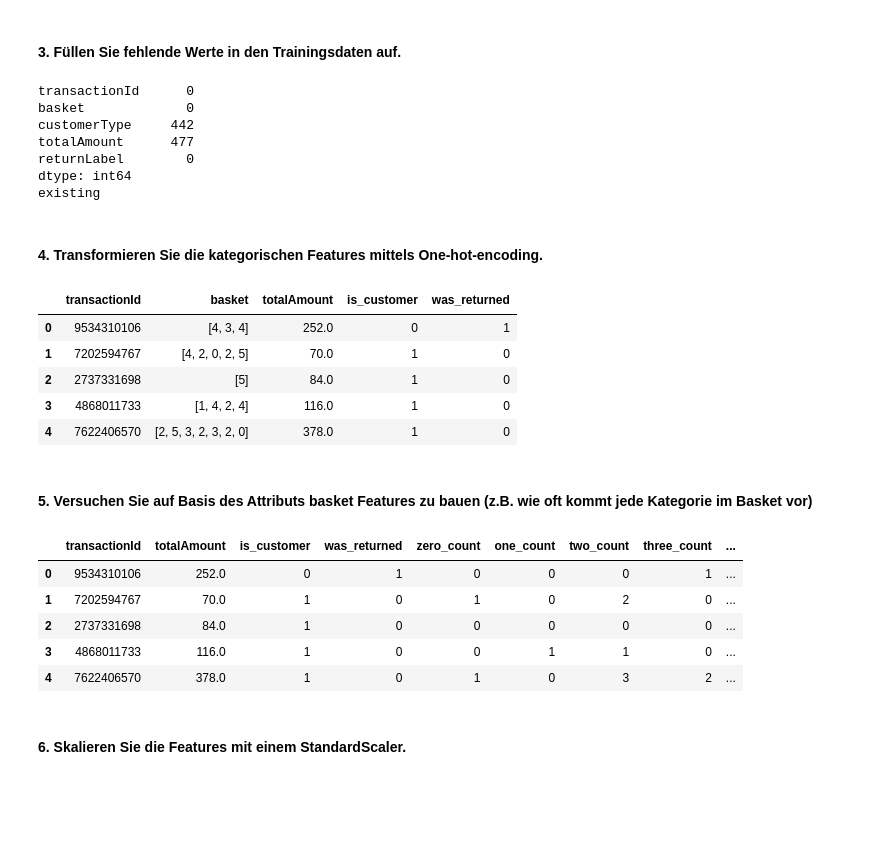
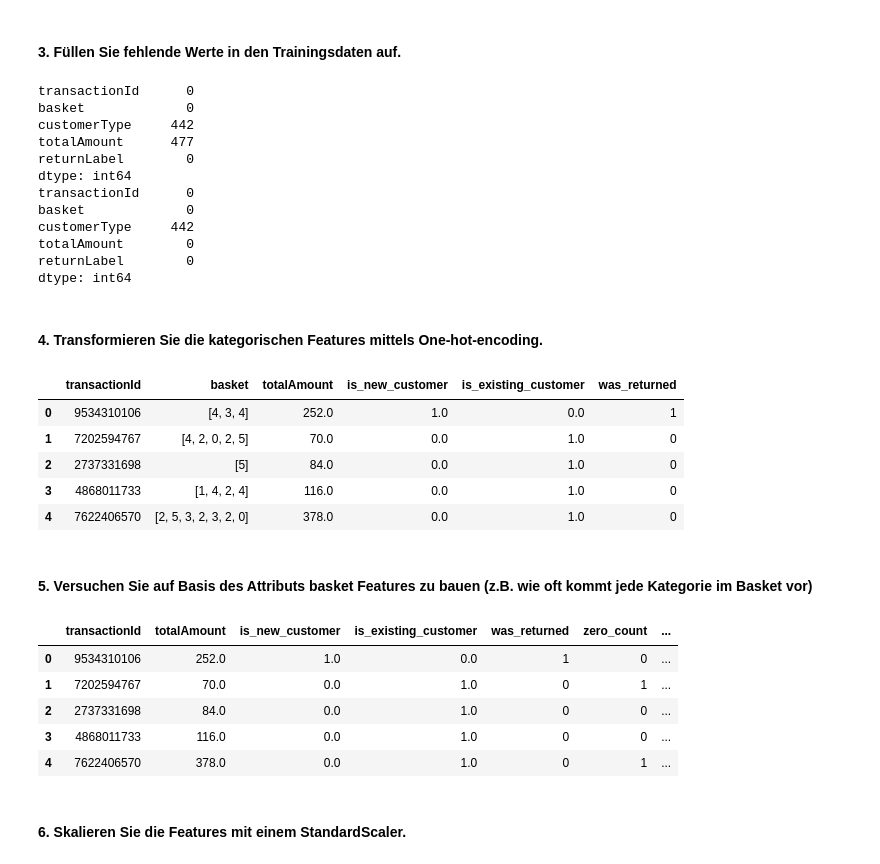
Before and after one commit to pabair/ml-kurs-ss22, a Jupyter notebook: ML_Projekt_Abgabe.ipynb, the cells around one changed output. Cells and saved outputs as stored; diff of their text form; code cells hidden in the pictures; blank space fills up the shorter version.

```diff
--- a/ML_Projekt_Abgabe.ipynb
+++ b/ML_Projekt_Abgabe.ipynb
@@ -57,9 +55,12 @@ sns.displot(plotable_date['totalAmount'])
 #### 3. Füllen Sie fehlende Werte in den Trainingsdaten auf.
 # %%
 # warum füllen wir die ausgewählten trainingsdaten auf und nicht die andern?
+# hier wird der median genutzt um die null Werte von totalAmount zu ersetzen, der Durchschnitt wird genutzt da dieser keine verzerrung der tendenzen der daten einfuehrt
+# customerType wird später beim OnehotEncoding bearbeitet und die null values dadurch entfernt
 
 print(data_train.isnull().sum())
 data_train['totalAmount'].fillna(data_train['totalAmount'].mean(), inplace=True)
+print(data_train.isnull().sum())
 # %% [output]
 transactionId      0
 basket             0
@@ -67,44 +68,59 @@ customerType     442
 totalAmount      477
 returnLabel        0
 dtype: int64
-existing
+transactionId      0
+basket             0
+customerType     442
+totalAmount        0
+returnLabel        0
+dtype: int64
 # %% [markdown]
 #### 4. Transformieren Sie die kategorischen Features mittels One-hot-encoding.
 # %%
-# Warum one hot encoden wir diese daten und nicht andere
+# berechne feature und füge die berechneten feature dem DatenFrame hinzu
+data_train['is_new_customer'] = data_train['customerType'].replace({'existing': 0, 'new': 1}).fillna(0)
+data_train['is_existing_customer'] = data_train['customerType'].replace({'existing': 1, 'new': 0}).fillna(0)
+data_train['was_returned'] = data_train['returnLabel'].replace({'bought': 0, 'returned': 1})
 
+# nicht benötigte feature löschen
+data_train.drop(['customerType'], axis=1, inplace=True)
+data_train.drop(['returnLabel'], axis=1, inplace=True)
+
+# datensatz anschauen
 data_train.head()
-is_customer = data_train['customerType'].replace({'existing': 1, 'new': 0})
-data_train['is_customer'] = is_customer
-data_train.drop(['customerType'], axis=1, inplace=True)
-was_returned = data_train['returnLabel'].replace({'bought': 0, 'returned': 1})
-data_train['was_returned'] = was_returned
-data_train.drop(['returnLabel'], axis=1, inplace=True)
-data_train.head()
 # %% [output]
-|  | transactionId | basket | totalAmount | is_customer | was_returned |
-| 0 | 9534310106 | [4, 3, 4] | 252.0 | 0 | 1 |
-| 1 | 7202594767 | [4, 2, 0, 2, 5] | 70.0 | 1 | 0 |
-| 2 | 2737331698 | [5] | 84.0 | 1 | 0 |
-| 3 | 4868011733 | [1, 4, 2, 4] | 116.0 | 1 | 0 |
-| 4 | 7622406570 | [2, 5, 3, 2, 3, 2, 0] | 378.0 | 1 | 0 |
+|  | transactionId | basket | totalAmount | is_new_customer | is_existing_customer | was_returned |
+| 0 | 9534310106 | [4, 3, 4] | 252.0 | 1.0 | 0.0 | 1 |
+| 1 | 7202594767 | [4, 2, 0, 2, 5] | 70.0 | 0.0 | 1.0 | 0 |
+| 2 | 2737331698 | [5] | 84.0 | 0.0 | 1.0 | 0 |
+| 3 | 4868011733 | [1, 4, 2, 4] | 116.0 | 0.0 | 1.0 | 0 |
+| 4 | 7622406570 | [2, 5, 3, 2, 3, 2, 0] | 378.0 | 0.0 | 1.0 | 0 |
 # %% [markdown]
 #### 5. Versuchen Sie auf Basis des Attributs basket Features zu bauen (z.B. wie oft kommt jede Kategorie im Basket vor)
 # %%
 # warum nutzten wir diese feature, was könnte man noch für feature benutzen? => warum haben wir sie nicht benutzt?
 
+# berechne feature und füge die berechneten feature dem DatenFrame hinzu
 data_train['zero_count'] = data_train.basket.map(lambda x: x.count('0'))
 data_train['one_count'] = data_train.basket.map(lambda x: x.count('1'))
 data_train['two_count'] = data_train.basket.map(lambda x: x.count('2'))
 data_train['three_count'] = data_train.basket.map(lambda x: x.count('3'))
 data_train['four_count'] = data_train.basket.map(lambda x: x.count('4'))
 data_train['five_count'] = data_train.basket.map(lambda x: x.count('5'))
+
+data_train['basket_size'] = data_train.basket.map(lambda x: x.count('0') + x.count('1') + x.count('2') + x.count('3') + x.count('4') + x.count('5'))
+
+data_train['max_count'] = data_train.basket.map(lambda x: max(x.count('0'), x.count('1'), x.count('2'), x.count('3'), x.count('4'), x.count('5')))
+
+# nicht benötigte feature löschen
 data_train.drop(['basket'], axis=1, inplace=True)
+
+# datensatz anschauen
 data_train.head()
 # %% [output]
-|  | transactionId | totalAmount | is_customer | was_returned | zero_count | one_count | two_count | three_count | ... |
-| 0 | 9534310106 | 252.0 | 0 | 1 | 0 | 0 | 0 | 1 | ... |
-| 1 | 7202594767 | 70.0 | 1 | 0 | 1 | 0 | 2 | 0 | ... |
-| 2 | 2737331698 | 84.0 | 1 | 0 | 0 | 0 | 0 | 0 | ... |
-| 3 | 4868011733 | 116.0 | 1 | 0 | 0 | 1 | 1 | 0 | ... |
-| 4 | 7622406570 | 378.0 | 1 | 0 | 1 | 0 | 3 | 2 | ... |
+|  | transactionId | totalAmount | is_new_customer | is_existing_customer | was_returned | zero_count | ... |
+| 0 | 9534310106 | 252.0 | 1.0 | 0.0 | 1 | 0 | ... |
+| 1 | 7202594767 | 70.0 | 0.0 | 1.0 | 0 | 1 | ... |
+| 2 | 2737331698 | 84.0 | 0.0 | 1.0 | 0 | 0 | ... |
+| 3 | 4868011733 | 116.0 | 0.0 | 1.0 | 0 | 0 | ... |
+| 4 | 7622406570 | 378.0 | 0.0 | 1.0 | 0 | 1 | ... |
```
Also changed, not shown: parts of 5 cells of this notebook.
